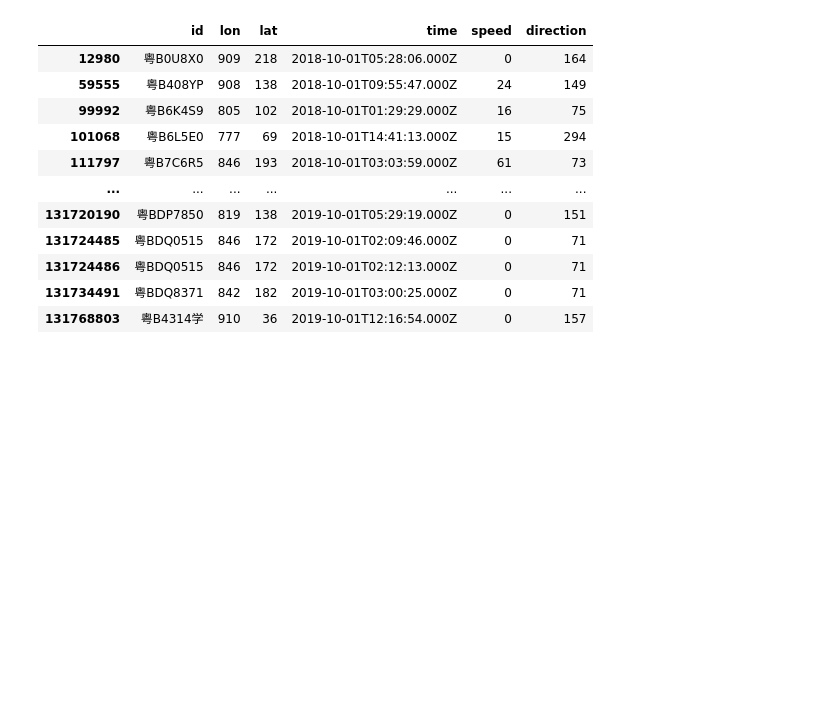
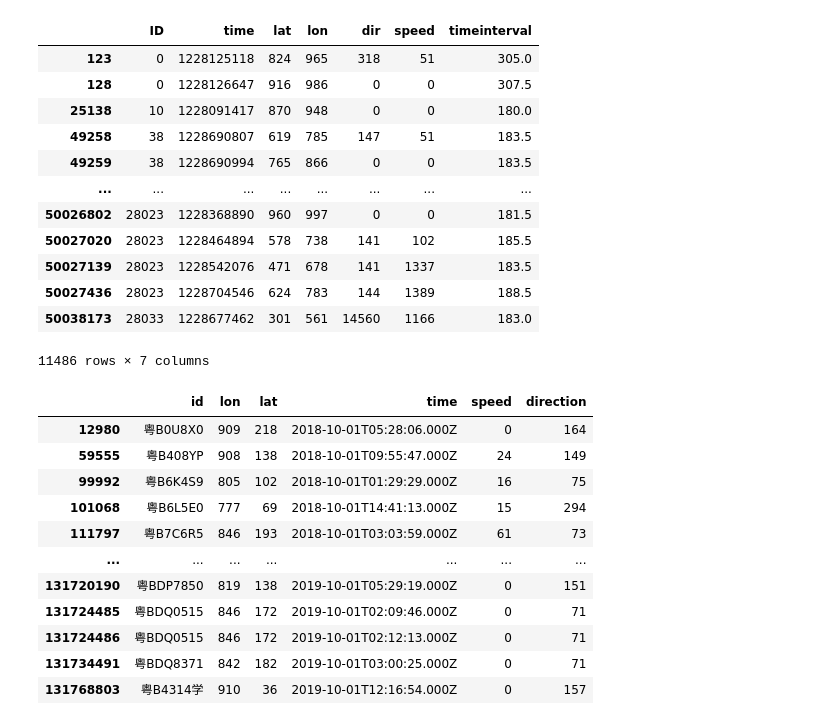
Before and after one commit to iwcyou/TCRender-A-GPS-rendering-method-combing-remote-sensing-and-GPS-data-in-road-extraction, a Jupyter notebook: test.ipynb, the cells around one changed output. Cells and saved outputs as stored; diff of their text form; code cells hidden in the pictures; blank space fills up the shorter version.

```diff
--- a/test.ipynb
+++ b/test.ipynb
@@ -1,7 +1,22 @@
 # %%
 import pickle
-with open('./datasets/dataset_sz_grid/GPS/taxi/0_6_gps.pkl', 'rb') as f:
+with open('datasets/dataset_bj_time/GPS/patch/0_9_gps.pkl', 'rb') as f:
     data = pickle.load(f, encoding="bytes")
+data
+# %% [output]
+|  | ID | time | lat | lon | dir | speed | timeinterval |
+| 123 | 0 | 1228125118 | 824 | 965 | 318 | 51 | 305.0 |
+| 128 | 0 | 1228126647 | 916 | 986 | 0 | 0 | 307.5 |
+| 25138 | 10 | 1228091417 | 870 | 948 | 0 | 0 | 180.0 |
+| 49258 | 38 | 1228690807 | 619 | 785 | 147 | 51 | 183.5 |
+| 49259 | 38 | 1228690994 | 765 | 866 | 0 | 0 | 183.5 |
+| ... | ... | ... | ... | ... | ... | ... | ... |
+| 50026802 | 28023 | 1228368890 | 960 | 997 | 0 | 0 | 181.5 |
+| 50027020 | 28023 | 1228464894 | 578 | 738 | 141 | 102 | 185.5 |
+| 50027139 | 28023 | 1228542076 | 471 | 678 | 141 | 1337 | 183.5 |
+| 50027436 | 28023 | 1228704546 | 624 | 783 | 144 | 1389 | 188.5 |
+| 50038173 | 28033 | 1228677462 | 301 | 561 | 14560 | 1166 | 183.0 |
+11486 rows × 7 columns
 # %%
 data
 # %% [output]
```
Also changed, not shown: 2 other files.
